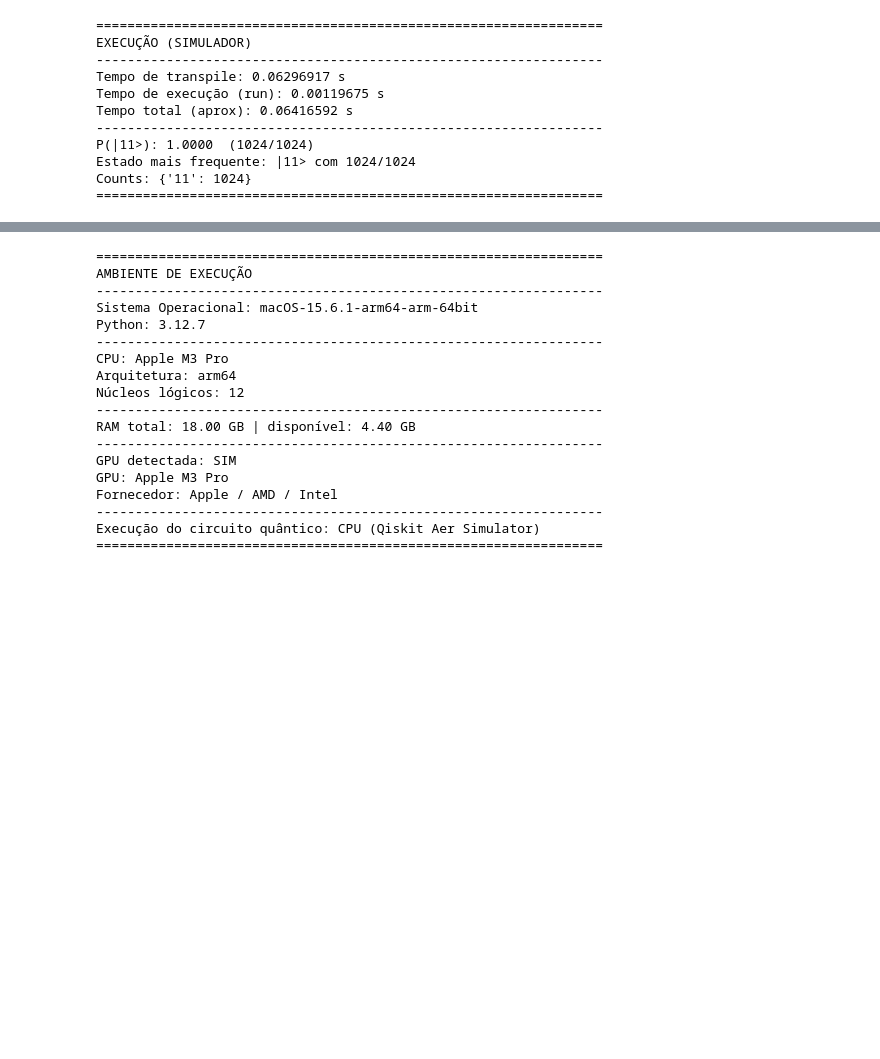
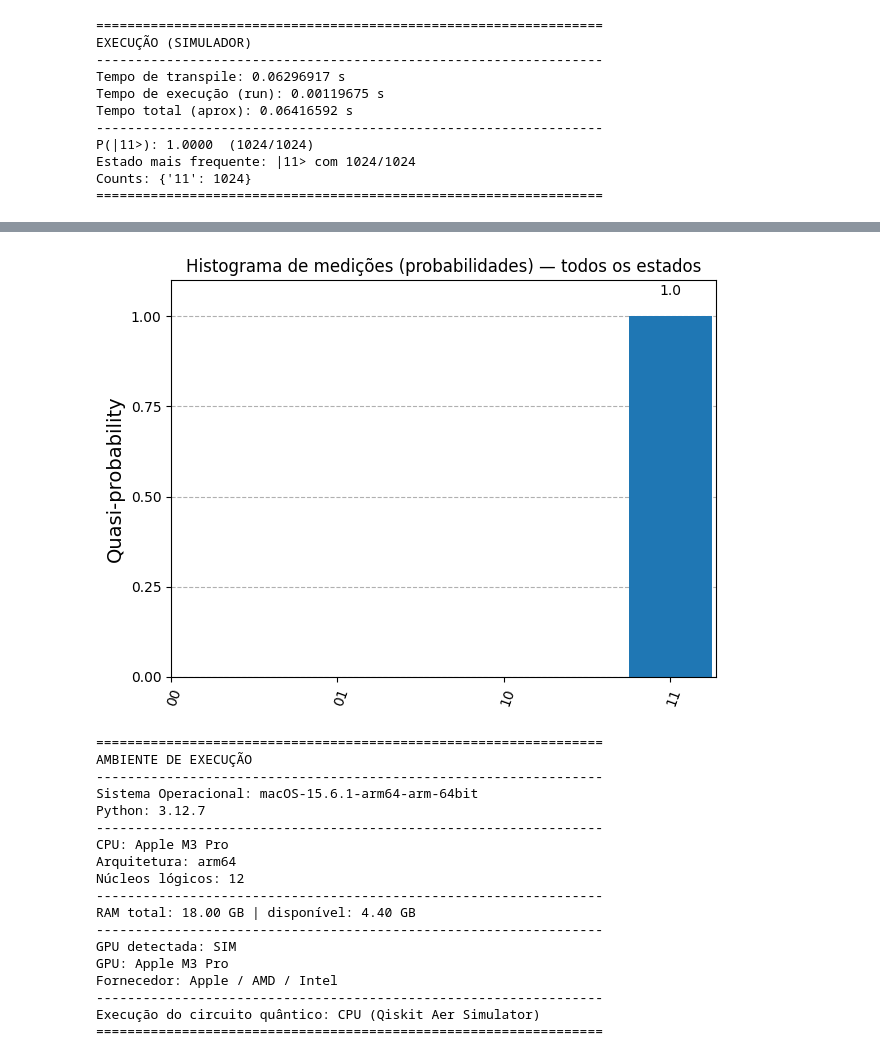
Before and after one commit to filipefernandesphd/Grover-e-QAOA, a Jupyter notebook: Grover/Cenário1.ipynb, the cells around one changed output, grey strips where cells are left out. Cells and saved outputs as stored; diff of their text form; code cells hidden in the pictures; blank space fills up the shorter version.

```diff
--- a/Grover/Cenário1.ipynb
+++ b/Grover/Cenário1.ipynb
@@ -405,3 +423,8 @@ plot_histogram(counts)
+# %%
+plot_histogram(full_probabilities, title="Histograma de medições (probabilidades) — todos os estados")
+# plt.show()
+# %% [output]
+[figure, added]
 # %%
 # ============================================================
 # Informações do ambiente de execução (hardware e software)
```
Also changed, not shown: parts of 2 cells of this notebook, 1 other file.
